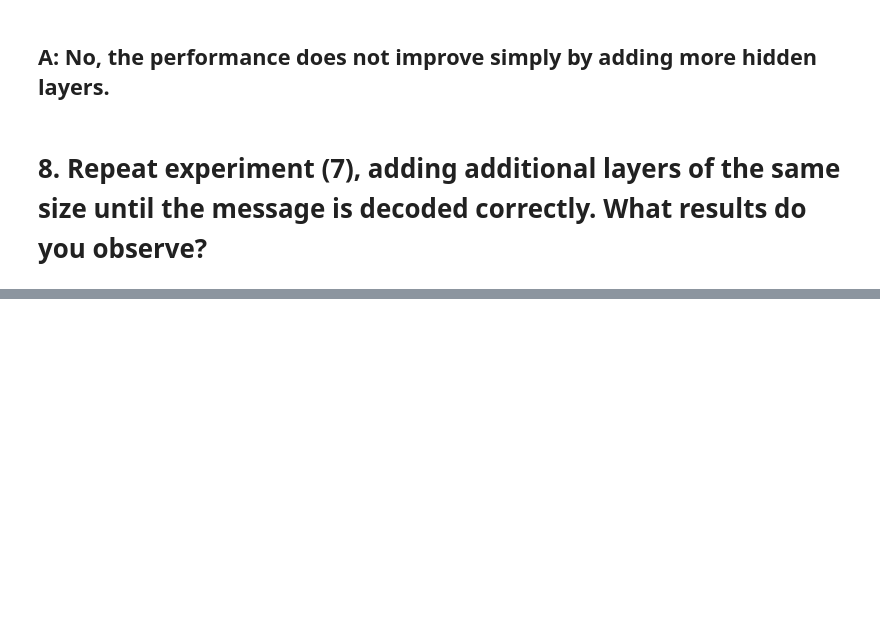
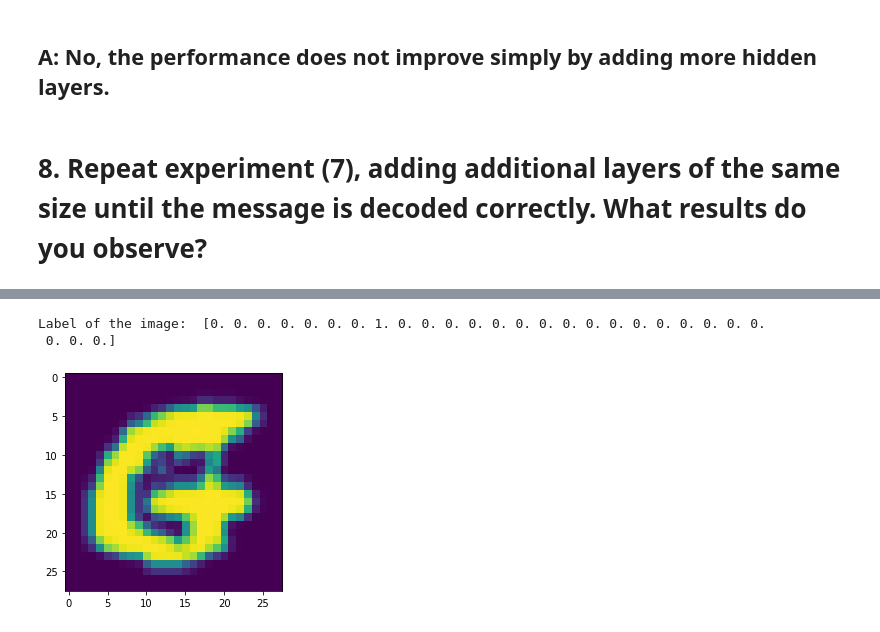
Before and after one commit to raymec/keras, a Jupyter notebook: Project_2_Keras.ipynb, the cells around one changed output, grey strips where cells are left out. Saved outputs shown, nothing was run; the diff lists cells and outputs as text; code cells hidden in the pictures; blank space fills up the shorter version.

```diff
--- a/Project_2_Keras.ipynb
+++ b/Project_2_Keras.ipynb
@@ -285,0 +803,7 @@ model2.add(tf.keras.layers.Dense(32, activation=tf.keras.activations.relu, name=
+# %%
+plt.imshow(train_img[1].reshape(28, 28))
+print("Label of the image: ",train_label[1])
+# %% [output]
+Label of the image:  [0. 0. 0. 0. 0. 0. 0. 1. 0. 0. 0. 0. 0. 0. 0. 0. 0. 0. 0. 0. 0. 0. 0. 0.
+ 0. 0. 0.]
+[figure, added]
```
Also changed, not shown: parts of 46 cells of this notebook.
